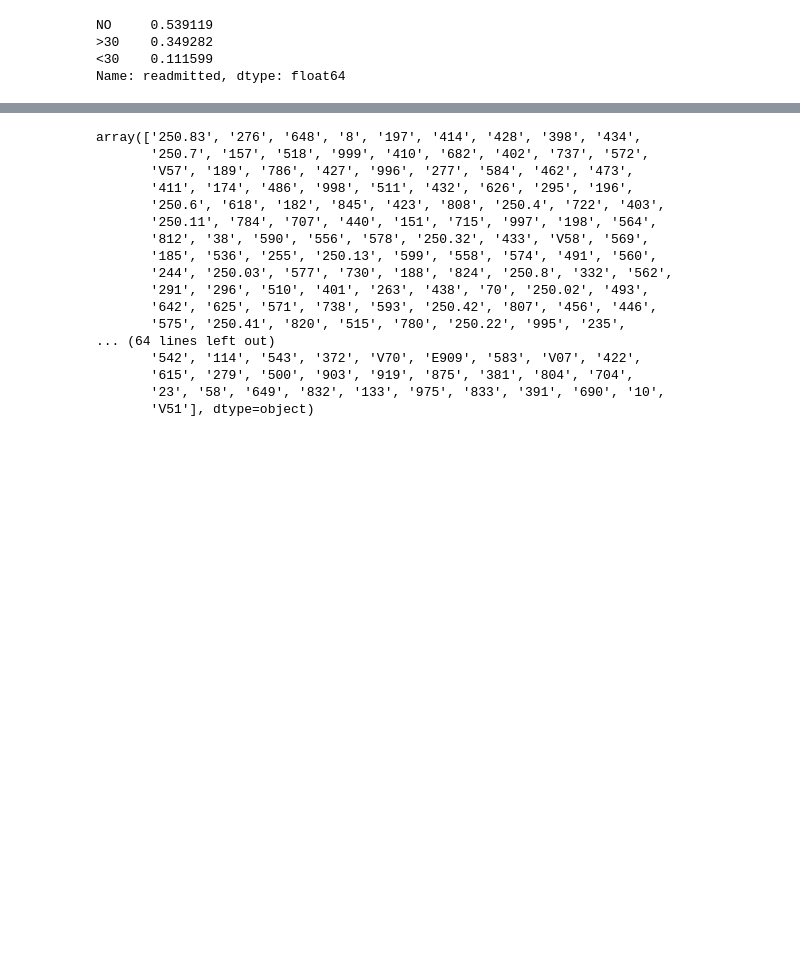
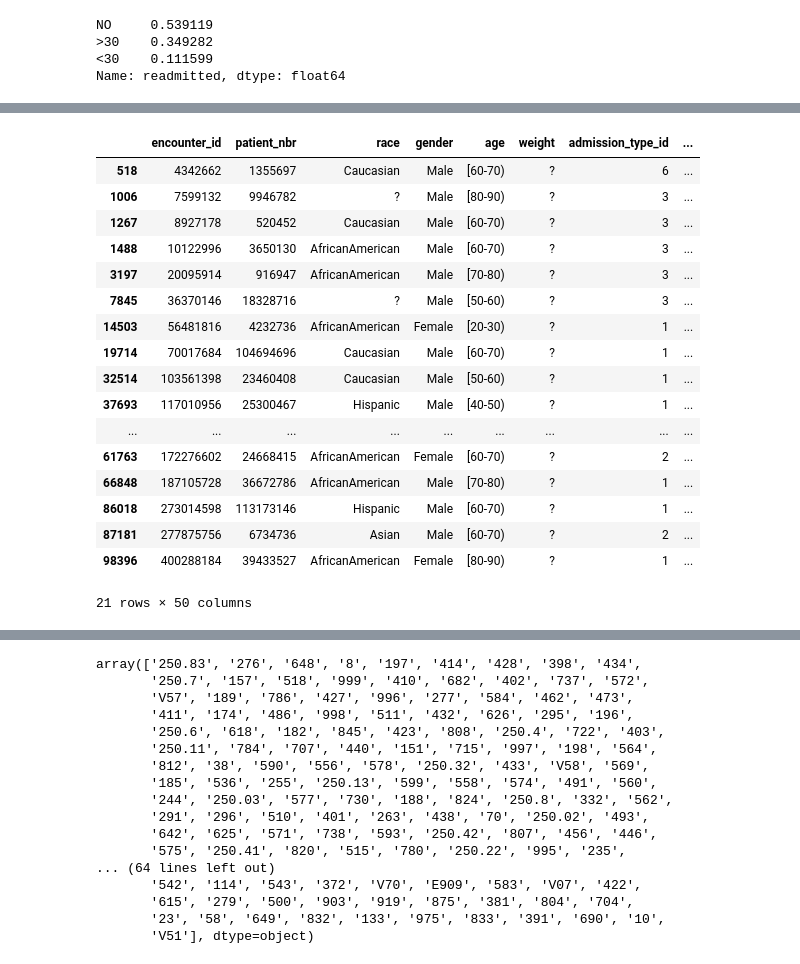
Before and after one commit to akamara05/diabetic_readmissions_project, a Jupyter notebook: Diabetic data EDA .ipynb, the cells around one changed output, grey strips where cells are left out. Drawn from its saved outputs; the diff is of its cells as text; code cells hidden in the pictures; blank space fills up the shorter version.

```diff
--- a/Diabetic data EDA .ipynb
+++ b/Diabetic data EDA .ipynb
@@ -146,0 +212,21 @@ Name: readmitted, dtype: float64
+# %%
+df[df['diag_1']=='?']
+# %% [output]
+|  | encounter_id | patient_nbr | race | gender | age | weight | admission_type_id | ... |
+| 518 | 4342662 | 1355697 | Caucasian | Male | [60-70) | ? | 6 | ... |
+| 1006 | 7599132 | 9946782 | ? | Male | [80-90) | ? | 3 | ... |
+| 1267 | 8927178 | 520452 | Caucasian | Male | [60-70) | ? | 3 | ... |
+| 1488 | 10122996 | 3650130 | AfricanAmerican | Male | [60-70) | ? | 3 | ... |
+| 3197 | 20095914 | 916947 | AfricanAmerican | Male | [70-80) | ? | 3 | ... |
+| 7845 | 36370146 | 18328716 | ? | Male | [50-60) | ? | 3 | ... |
+| 14503 | 56481816 | 4232736 | AfricanAmerican | Female | [20-30) | ? | 1 | ... |
+| 19714 | 70017684 | 104694696 | Caucasian | Male | [60-70) | ? | 1 | ... |
+| 32514 | 103561398 | 23460408 | Caucasian | Male | [50-60) | ? | 1 | ... |
+| 37693 | 117010956 | 25300467 | Hispanic | Male | [40-50) | ? | 1 | ... |
+| ... | ... | ... | ... | ... | ... | ... | ... | ... |
+| 61763 | 172276602 | 24668415 | AfricanAmerican | Female | [60-70) | ? | 2 | ... |
+| 66848 | 187105728 | 36672786 | AfricanAmerican | Male | [70-80) | ? | 1 | ... |
+| 86018 | 273014598 | 113173146 | Hispanic | Male | [60-70) | ? | 1 | ... |
+| 87181 | 277875756 | 6734736 | Asian | Male | [60-70) | ? | 2 | ... |
+| 98396 | 400288184 | 39433527 | AfricanAmerican | Female | [80-90) | ? | 1 | ... |
+21 rows × 50 columns
```
Also changed, not shown: parts of 8 cells of this notebook.
